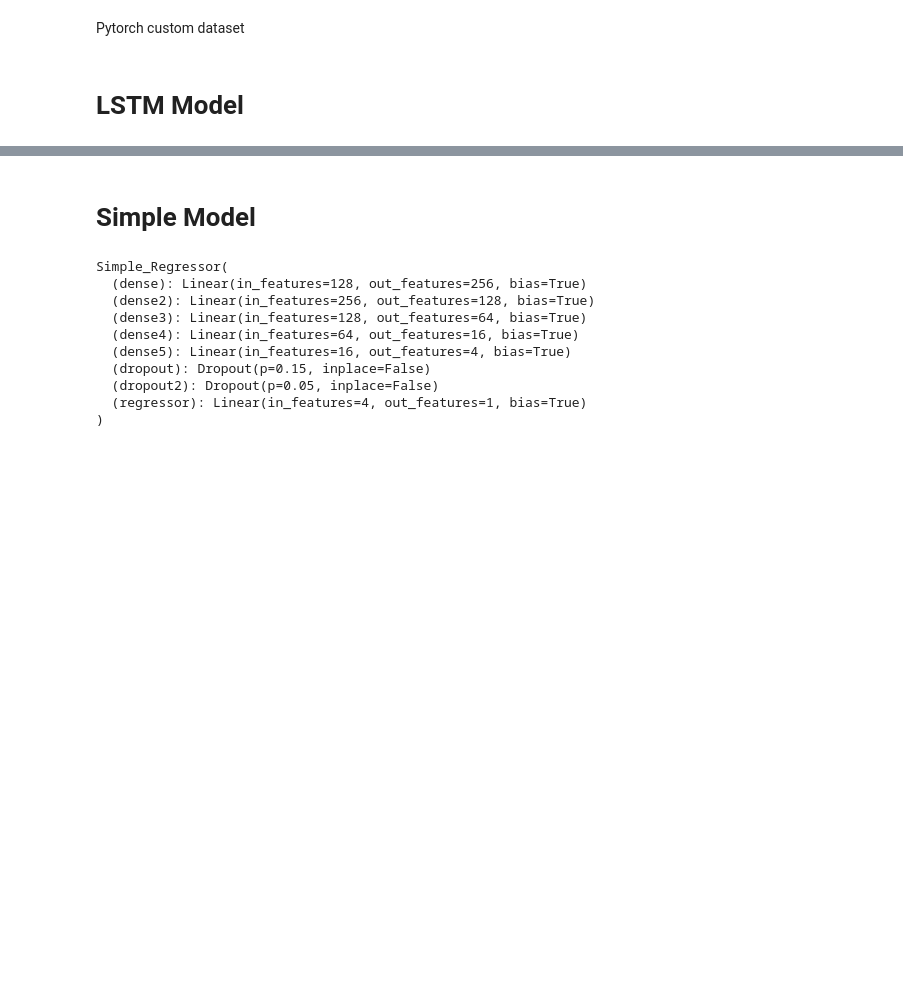
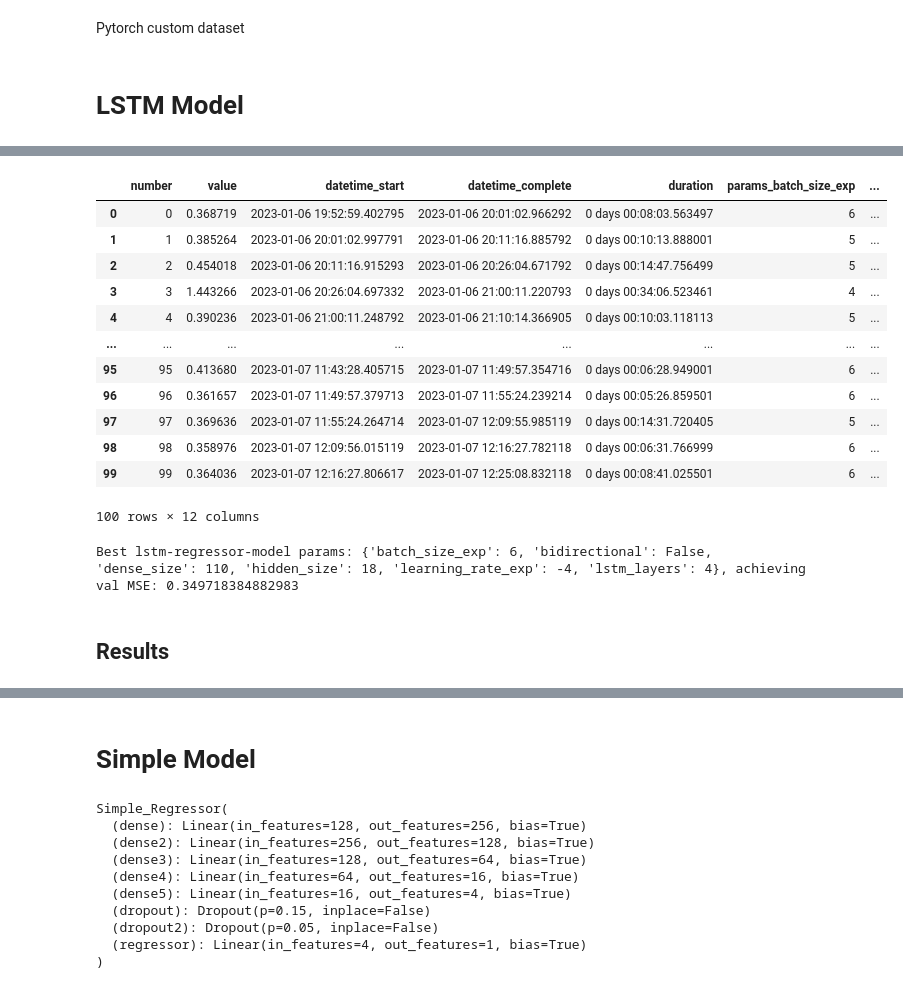
Before and after one commit to Thodorissio/basic-block-energy-prediction, a Jupyter notebook: playground/energy-prediction/energy_prediction.ipynb, the cells around one changed output, grey strips where cells are left out. Cells and saved outputs as stored; diff of their text form; code cells hidden in the pictures; blank space fills up the shorter version.

Commit message:
optuna trial setup and minor developements

```diff
--- a/playground/energy-prediction/energy_prediction.ipynb
+++ b/playground/energy-prediction/energy_prediction.ipynb
@@ -216,0 +268,5 @@ Epoch: 100/100, MSE Train Loss: 0.86273, MSE Val Loss: 0.91593
+# %%
+optuna.logging.get_logger("optuna").addHandler(logging.StreamHandler(sys.stdout))
+study_name = "lstm-regression-study-good-dataset"
+storage_name = f"sqlite:////Users/thodo/Documents/σχολη/diplomatiki/optuna-studies/{study_name}.db"
+study = optuna.create_study(study_name=study_name, storage=storage_name, load_if_exists=True, direction="minimize")
@@ -216,0 +314,22 @@ Epoch: 100/100, MSE Train Loss: 0.86273, MSE Val Loss: 0.91593
+# %%
+study.trials_dataframe()
+# %% [output]
+|  | number | value | datetime_start | datetime_complete | duration | params_batch_size_exp | ... |
+| 0 | 0 | 0.368719 | 2023-01-06 19:52:59.402795 | 2023-01-06 20:01:02.966292 | 0 days 00:08:03.563497 | 6 | ... |
+| 1 | 1 | 0.385264 | 2023-01-06 20:01:02.997791 | 2023-01-06 20:11:16.885792 | 0 days 00:10:13.888001 | 5 | ... |
+| 2 | 2 | 0.454018 | 2023-01-06 20:11:16.915293 | 2023-01-06 20:26:04.671792 | 0 days 00:14:47.756499 | 5 | ... |
+| 3 | 3 | 1.443266 | 2023-01-06 20:26:04.697332 | 2023-01-06 21:00:11.220793 | 0 days 00:34:06.523461 | 4 | ... |
+| 4 | 4 | 0.390236 | 2023-01-06 21:00:11.248792 | 2023-01-06 21:10:14.366905 | 0 days 00:10:03.118113 | 5 | ... |
+| ... | ... | ... | ... | ... | ... | ... | ... |
+| 95 | 95 | 0.413680 | 2023-01-07 11:43:28.405715 | 2023-01-07 11:49:57.354716 | 0 days 00:06:28.949001 | 6 | ... |
+| 96 | 96 | 0.361657 | 2023-01-07 11:49:57.379713 | 2023-01-07 11:55:24.239214 | 0 days 00:05:26.859501 | 6 | ... |
+| 97 | 97 | 0.369636 | 2023-01-07 11:55:24.264714 | 2023-01-07 12:09:55.985119 | 0 days 00:14:31.720405 | 5 | ... |
+| 98 | 98 | 0.358976 | 2023-01-07 12:09:56.015119 | 2023-01-07 12:16:27.782118 | 0 days 00:06:31.766999 | 6 | ... |
+| 99 | 99 | 0.364036 | 2023-01-07 12:16:27.806617 | 2023-01-07 12:25:08.832118 | 0 days 00:08:41.025501 | 6 | ... |
+100 rows × 12 columns
+# %%
+print(f"Best lstm-regressor-model params: {study.best_params}, achieving val MSE: {study.best_value}")
+# %% [output]
+Best lstm-regressor-model params: {'batch_size_exp': 6, 'bidirectional': False, 'dense_size': 110, 'hidden_size': 18, 'learning_rate_exp': -4, 'lstm_layers': 4}, achieving val MSE: 0.349718384882983
+# %% [markdown]
+## Results
```
Also changed, not shown: parts of 21 cells of this notebook, 6 other files.
